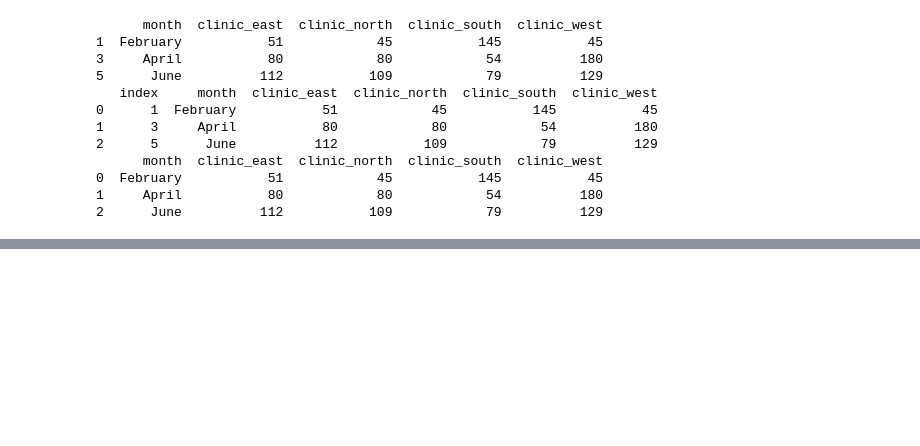
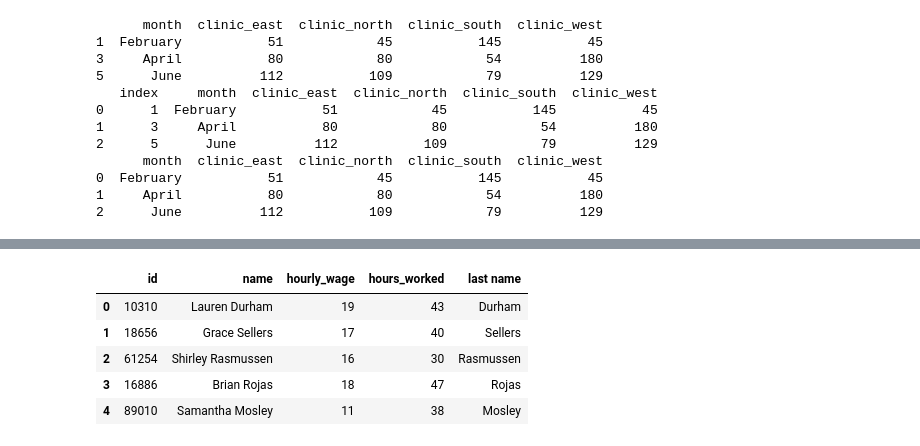
Before and after one commit to Jig3008/PandasAtoZ, a Jupyter notebook: AllAboutPandas.ipynb, the cells around one changed output, grey strips where cells are left out. Saved outputs shown, nothing was run; the diff lists cells and outputs as text; code cells hidden in the pictures; blank space fills up the shorter version.

```diff
--- a/AllAboutPandas.ipynb
+++ b/AllAboutPandas.ipynb
@@ -260,0 +407,5 @@ print(df2)
+# %%
+#Applying lambda function on DataFrames
+
+employeesDf = pd.read_csv('employees.csv')
+employeesDf.head()
@@ -260,0 +419,13 @@ print(df2)
+# %%
+#Create a lambda function get_last_name which takes a string with someone’s first and last name (i.e., John Smith), and returns just the last name (i.e., Smith).
+
+get_last_name = lambda x : x.split(' ')[-1]
+employeesDf['last name'] = employeesDf['name'].apply(get_last_name)
+employeesDf.head()
+# %% [output]
+|  | id | name | hourly_wage | hours_worked | last name |
+| 0 | 10310 | Lauren Durham | 19 | 43 | Durham |
+| 1 | 18656 | Grace Sellers | 17 | 40 | Sellers |
+| 2 | 61254 | Shirley Rasmussen | 16 | 30 | Rasmussen |
+| 3 | 16886 | Brian Rojas | 18 | 47 | Rojas |
+| 4 | 89010 | Samantha Mosley | 11 | 38 | Mosley |
```
Also changed, not shown: parts of 11 cells of this notebook.
